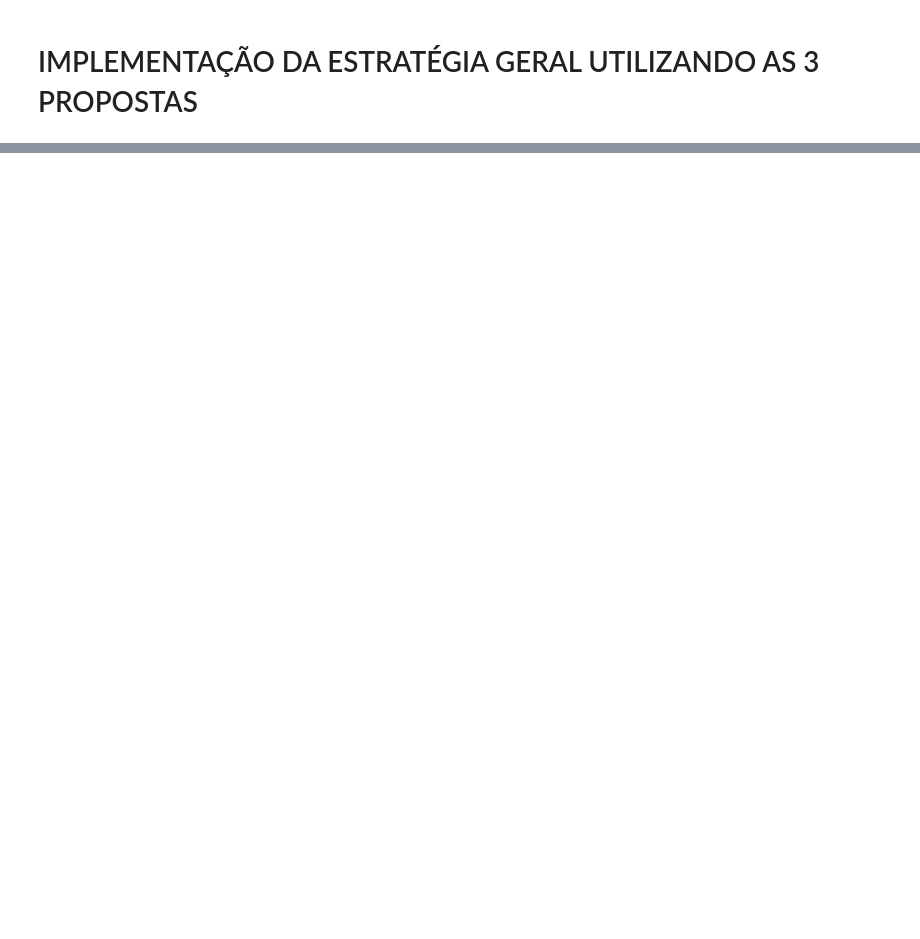
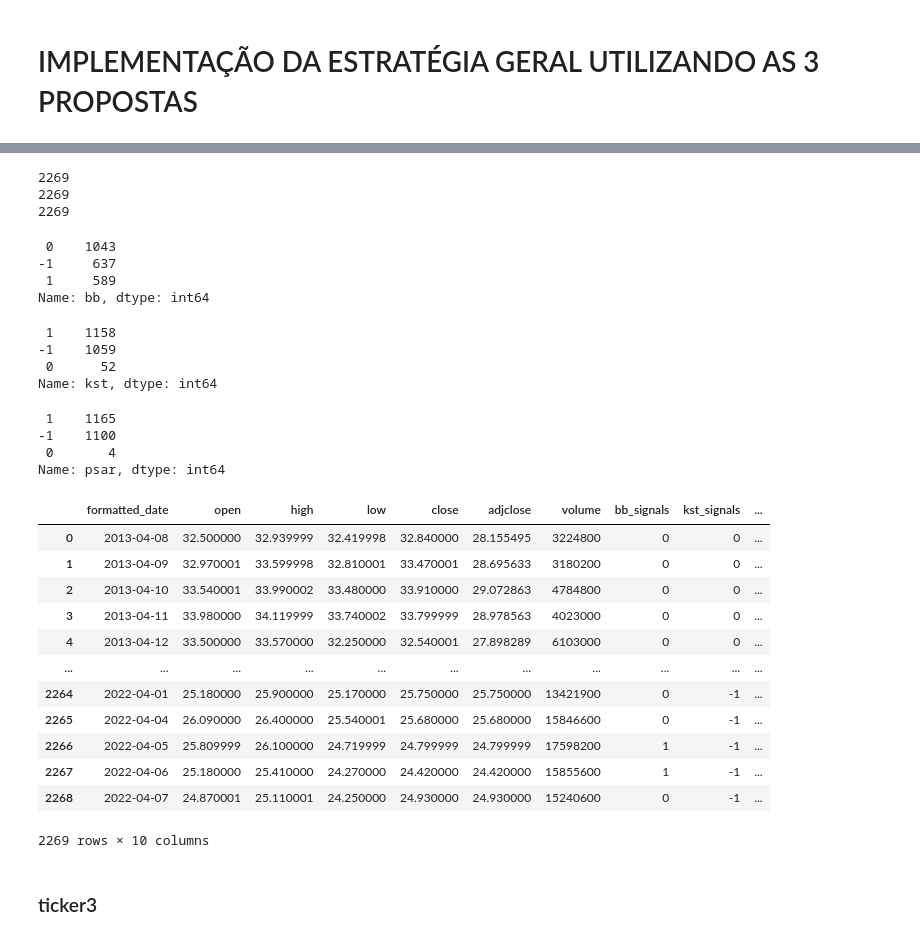
Before and after one commit to viniciusmm7/projeto-algotrading, a Jupyter notebook: Projeto.ipynb, the cells around one changed output, grey strips where cells are left out. Drawn from its saved outputs; the diff is of its cells as text; code cells hidden in the pictures; blank space fills up the shorter version.

```diff
--- a/Projeto.ipynb
+++ b/Projeto.ipynb
@@ -727,0 +778,10 @@ Name: psar, dtype: int64
+# %%
+modelBollinger = Bollinger()
+modelKST = KST()
+modelPSAR = PSAR()
+
+print(evaluateHist(modelBollinger, {ticker2: f'{ticker2}.csv'}))
+print()
+print(evaluateHist(modelKST, {ticker2: f'{ticker2}.csv'}))
+print()
+print(evaluateHist(modelPSAR, {ticker2: f'{ticker2}.csv'}))
@@ -727,0 +806,11 @@ Name: psar, dtype: int64
+# %%
+signals_bb = modelBollinger.signals
+signals_kst = modelKST.signals
+signals_psar = modelPSAR.signals
+# %%
+signals_bb = pd.Series(signals_bb)
+signals_kst = pd.Series(signals_kst)
+signals_psar = pd.Series(signals_psar)
+
+df_signals = pd.DataFrame({'bb': signals_bb, 'kst': signals_kst, 'psar': signals_psar})
+df_signals
@@ -727,0 +831,29 @@ Name: psar, dtype: int64
+# %%
+print(len(signals_bb))
+print(len(signals_kst))
+print(len(signals_psar))
+# %% [output]
+2269
+2269
+2269
+# %%
+df_signals.bb.value_counts()
+# %% [output]
+ 0    1043
+-1     637
+ 1     589
+Name: bb, dtype: int64
+# %%
+df_signals.kst.value_counts()
+# %% [output]
+ 1    1158
+-1    1059
+ 0      52
+Name: kst, dtype: int64
+# %%
+df_signals.psar.value_counts()
+# %% [output]
+ 1    1165
+-1    1100
+ 0       4
+Name: psar, dtype: int64
@@ -727,0 +866,21 @@ Name: psar, dtype: int64
+# %%
+df2['bb_signals'] = df_signals['bb']
+df2['kst_signals'] = df_signals['kst']
+df2['psar_signals'] = df_signals['psar']
+df2
+# %% [output]
+|  | formatted_date | open | high | low | close | adjclose | volume | bb_signals | kst_signals | ... |
+| 0 | 2013-04-08 | 32.500000 | 32.939999 | 32.419998 | 32.840000 | 28.155495 | 3224800 | 0 | 0 | ... |
+| 1 | 2013-04-09 | 32.970001 | 33.599998 | 32.810001 | 33.470001 | 28.695633 | 3180200 | 0 | 0 | ... |
+| 2 | 2013-04-10 | 33.540001 | 33.990002 | 33.480000 | 33.910000 | 29.072863 | 4784800 | 0 | 0 | ... |
+| 3 | 2013-04-11 | 33.980000 | 34.119999 | 33.740002 | 33.799999 | 28.978563 | 4023000 | 0 | 0 | ... |
+| 4 | 2013-04-12 | 33.500000 | 33.570000 | 32.250000 | 32.540001 | 27.898289 | 6103000 | 0 | 0 | ... |
+| ... | ... | ... | ... | ... | ... | ... | ... | ... | ... | ... |
+| 2264 | 2022-04-01 | 25.180000 | 25.900000 | 25.170000 | 25.750000 | 25.750000 | 13421900 | 0 | -1 | ... |
+| 2265 | 2022-04-04 | 26.090000 | 26.400000 | 25.540001 | 25.680000 | 25.680000 | 15846600 | 0 | -1 | ... |
+| 2266 | 2022-04-05 | 25.809999 | 26.100000 | 24.719999 | 24.799999 | 24.799999 | 17598200 | 1 | -1 | ... |
+| 2267 | 2022-04-06 | 25.180000 | 25.410000 | 24.270000 | 24.420000 | 24.420000 | 15855600 | 1 | -1 | ... |
+| 2268 | 2022-04-07 | 24.870001 | 25.110001 | 24.250000 | 24.930000 | 24.930000 | 15240600 | 0 | -1 | ... |
+2269 rows × 10 columns
+# %% [markdown]
+### ticker3
```
Also changed, not shown: parts of 48 cells of this notebook.
